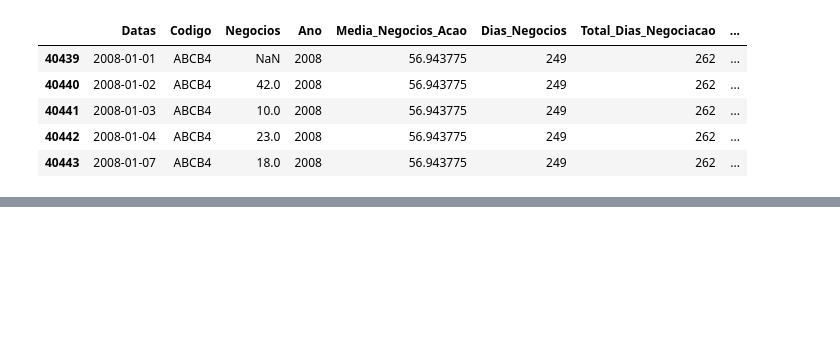
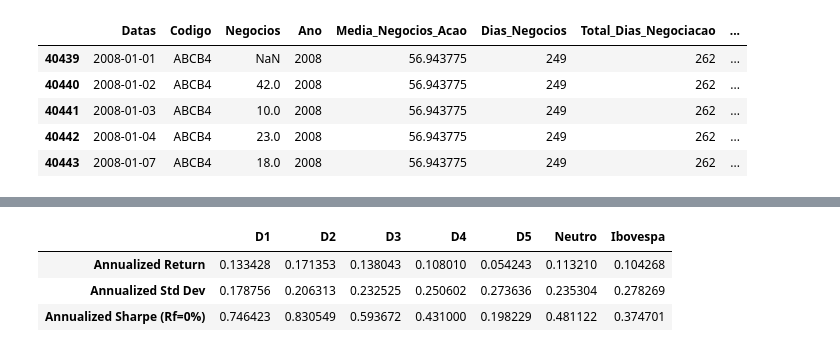
Before and after one commit to andrebarbosa27/lowvolatility, a Jupyter notebook: LowVolatility.ipynb, the cells around one changed output, grey strips where cells are left out. Cells and saved outputs as stored; diff of their text form; code cells hidden in the pictures; blank space fills up the shorter version.

```diff
--- a/LowVolatility.ipynb
+++ b/LowVolatility.ipynb
@@ -583,0 +560,34 @@ plt.show()
+# %%
+def annualized_return(returns):
+    """Calcula o retorno anualizado de uma série de retornos."""
+    compounded_return = np.prod(1 + returns) ** (1 / len(returns)) - 1
+    return (1 + compounded_return) ** 252 - 1  # 252 trading days in a year
+
+def annualized_std_dev(returns):
+    """Calcula o desvio padrão anualizado de uma série de retornos."""
+    return np.std(returns) * np.sqrt(252)
+
+def annualized_sharpe_ratio(returns, risk_free_rate=0):
+    """Calcula o Índice Sharpe de uma série de retornos"""
+    excess_return = annualized_return(returns) - risk_free_rate
+    return excess_return / annualized_std_dev(returns)
+
+# Calculando as métricas para cada série temporal no dataframe
+annualized_metrics = {
+    'Annualized Return': lambda x: annualized_return(x),
+    'Annualized Std Dev': lambda x: annualized_std_dev(x),
+    'Annualized Sharpe (Rf=0%)': lambda x: annualized_sharpe_ratio(x)
+}
+
+# Criando um dataframe para as metricas anualizadas
+annualized_metrics_df = pd.DataFrame({metric: xts_vector.apply(func) for metric, func in annualized_metrics.items()})
+
+# Transpondo o dataframe para o formato de dados correto
+annualized_metrics_df = annualized_metrics_df.T
+# %%
+annualized_metrics_df
+# %% [output]
+|  | D1 | D2 | D3 | D4 | D5 | Neutro | Ibovespa |
+| Annualized Return | 0.133428 | 0.171353 | 0.138043 | 0.108010 | 0.054243 | 0.113210 | 0.104268 |
+| Annualized Std Dev | 0.178756 | 0.206313 | 0.232525 | 0.250602 | 0.273636 | 0.235304 | 0.278269 |
+| Annualized Sharpe (Rf=0%) | 0.746423 | 0.830549 | 0.593672 | 0.431000 | 0.198229 | 0.481122 | 0.374701 |
```
Also changed, not shown: parts of 27 cells of this notebook.
